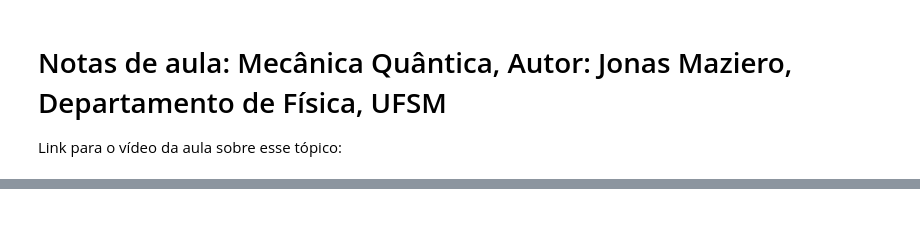
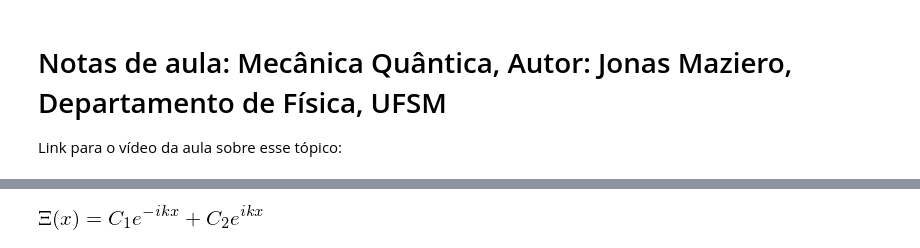
Before and after one commit to jonasmaziero/mecanica_quantica_1900-1925, a Jupyter notebook: 07_degrau.ipynb, the cells around one changed output, grey strips where cells are left out. Saved outputs shown, nothing was run; the diff lists cells and outputs as text; code cells hidden in the pictures; blank space fills up the shorter version.

```diff
--- a/07_degrau.ipynb
+++ b/07_degrau.ipynb
@@ -43,0 +42,5 @@ Nesse caso, $\partial_{xx}\psi(x) = \frac{2m(U_{0}-E)}{\hbar^{2}}\psi(x)=(>0)\ps
+# %%
+k, x = symbols('k x'); Xi = Function('Xi')
+dsolve(Derivative(Xi(x),x,x) + k**2*Xi(x), Xi(x))
+# %% [output]
+[figure, added]
```
Also changed, not shown: parts of 21 cells of this notebook, 2 other files.
